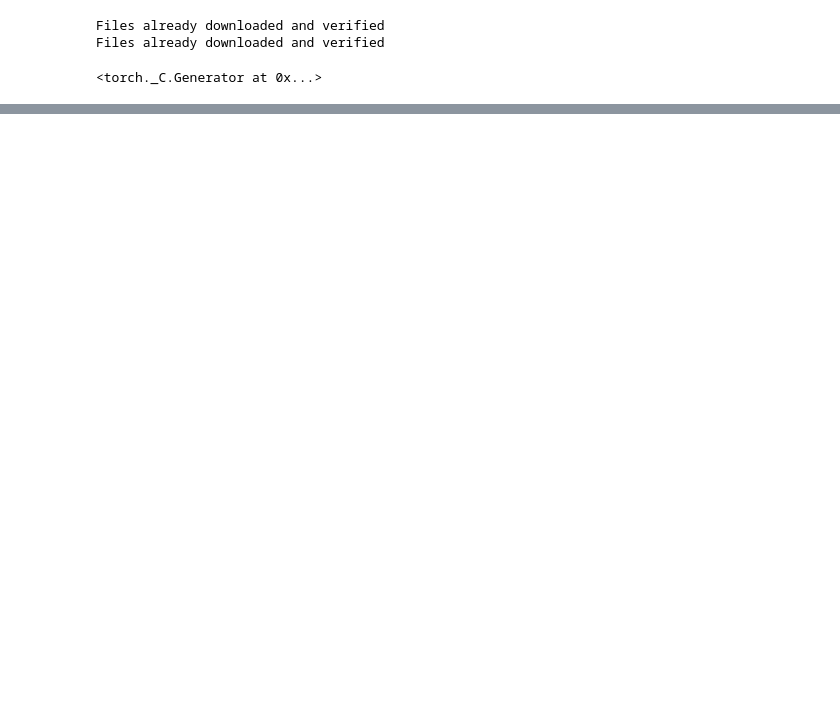
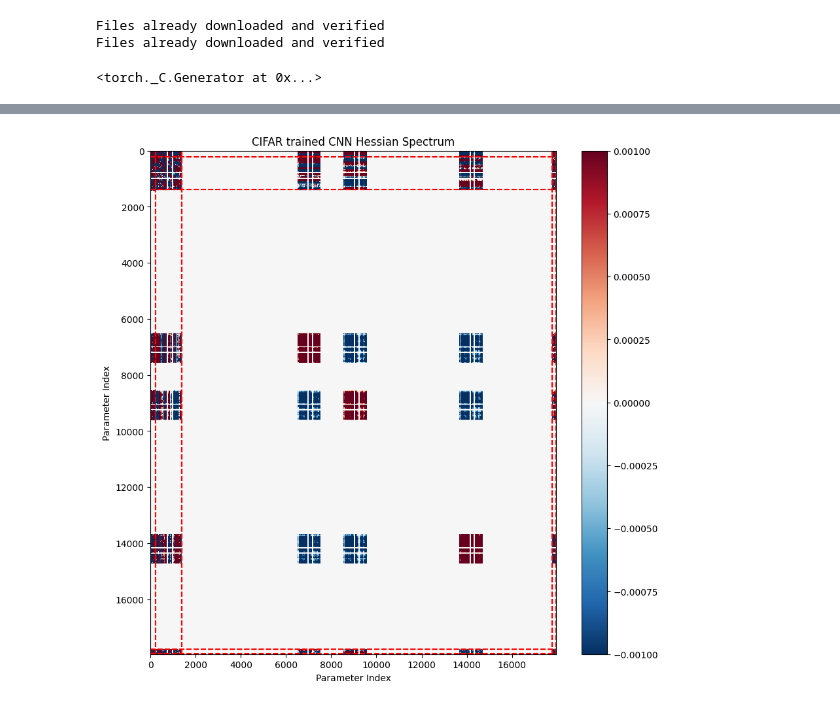
Before and after one commit to Aarsh-Wankar/DeepHessian, a Jupyter notebook: hessian_compare.ipynb, the cells around one changed output, grey strips where cells are left out. Cells and saved outputs as stored; diff of their text form; code cells hidden in the pictures; blank space fills up the shorter version.

```diff
--- a/hessian_compare.ipynb
+++ b/hessian_compare.ipynb
@@ -125,0 +149,4 @@ KeyboardInterrupt:
+# %%
+plot_hessian(model, criterion, x_samples, y_samples, figsize=(10, 10), title="CIFAR trained CNN Hessian Spectrum")
+# %% [output]
+[figure, added]
```
Also changed, not shown: parts of 6 cells of this notebook, 2 other files.
